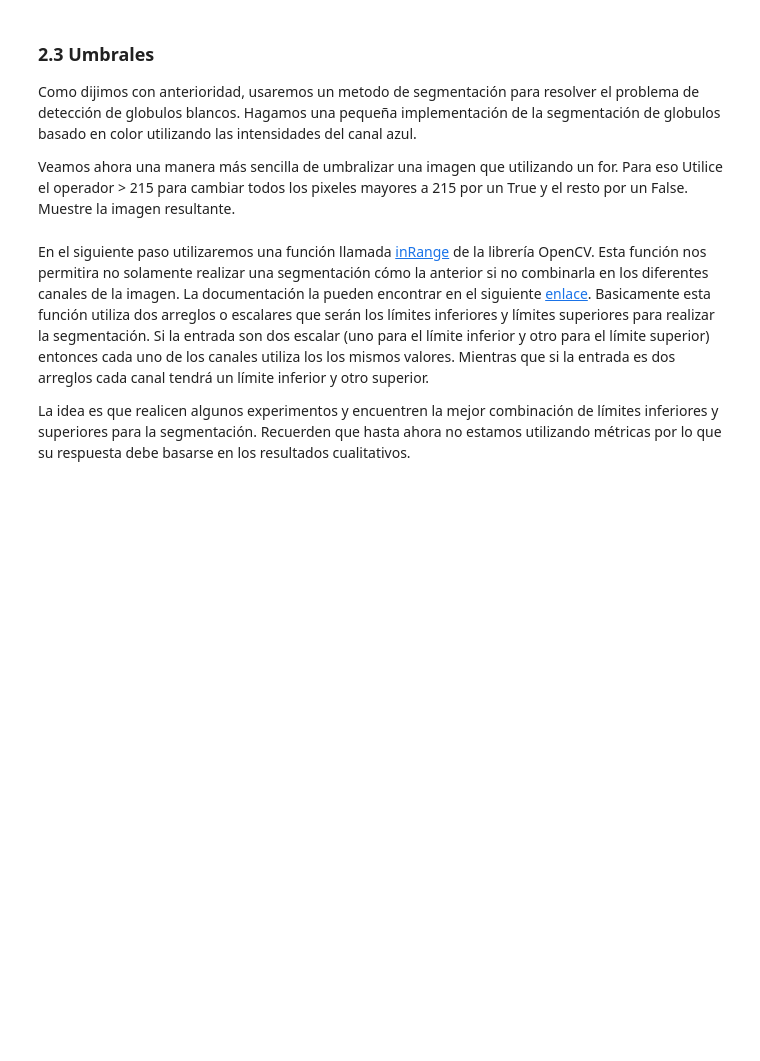
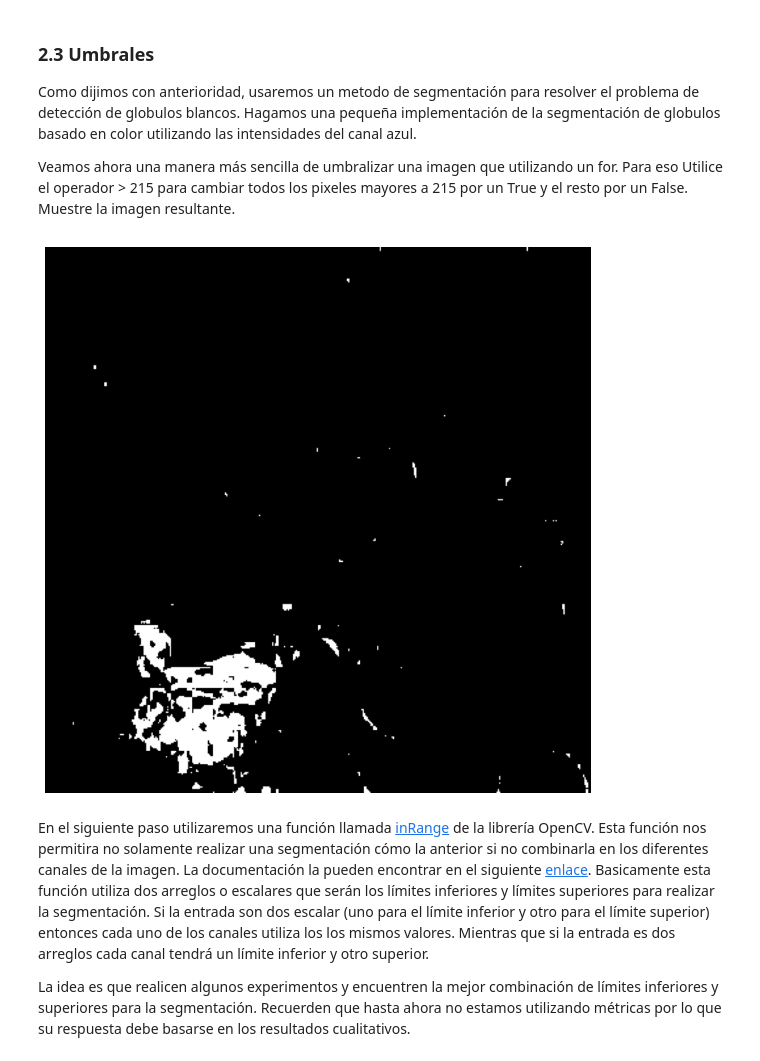
Before and after one commit to AngelicaOrtizB/Mini-proyecto-1, a Jupyter notebook: Entrega 1.ipynb, the cells around one changed output. Drawn from its saved outputs; the diff is of its cells as text; code cells hidden in the pictures; blank space fills up the shorter version.

```diff
--- a/Entrega 1.ipynb
+++ b/Entrega 1.ipynb
@@ -237,10 +259,12 @@ Veamos ahora una manera más sencilla de umbralizar una imagen que utilizando un
 # Por favor no modificar la imagen. Si la modifican pueden tener errores luego.
 img=imread(list_train[0])
 # %%
-new_im='' #imagen umbralizada de la segunda forma
-
-# YOUR CODE HERE
-raise NotImplementedError()
+new_im=img[:,:,2]>215 #imagen umbralizada de la segunda forma
+plt.imshow(new_im,cmap='gray')
+plt.axis('off')
+plt.show()
+# %% [output]
+[figure, added]
 # %%
 assert np.isclose(np.sum(new_im),5708) or np.isclose(np.sum(new_im), 5597), 'La umbralización es erronea'
 # %% [markdown]
```
Also changed, not shown: parts of 3 cells of this notebook.
